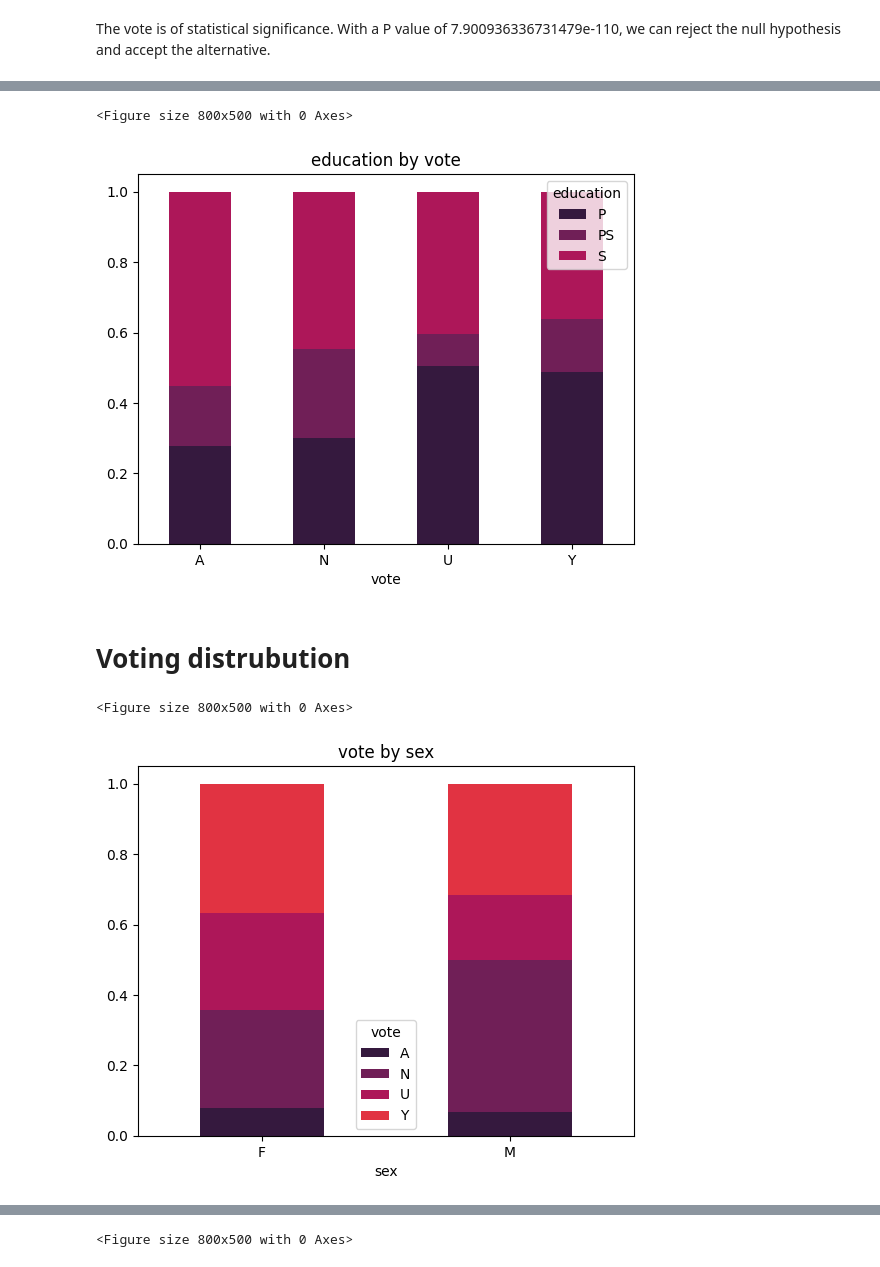
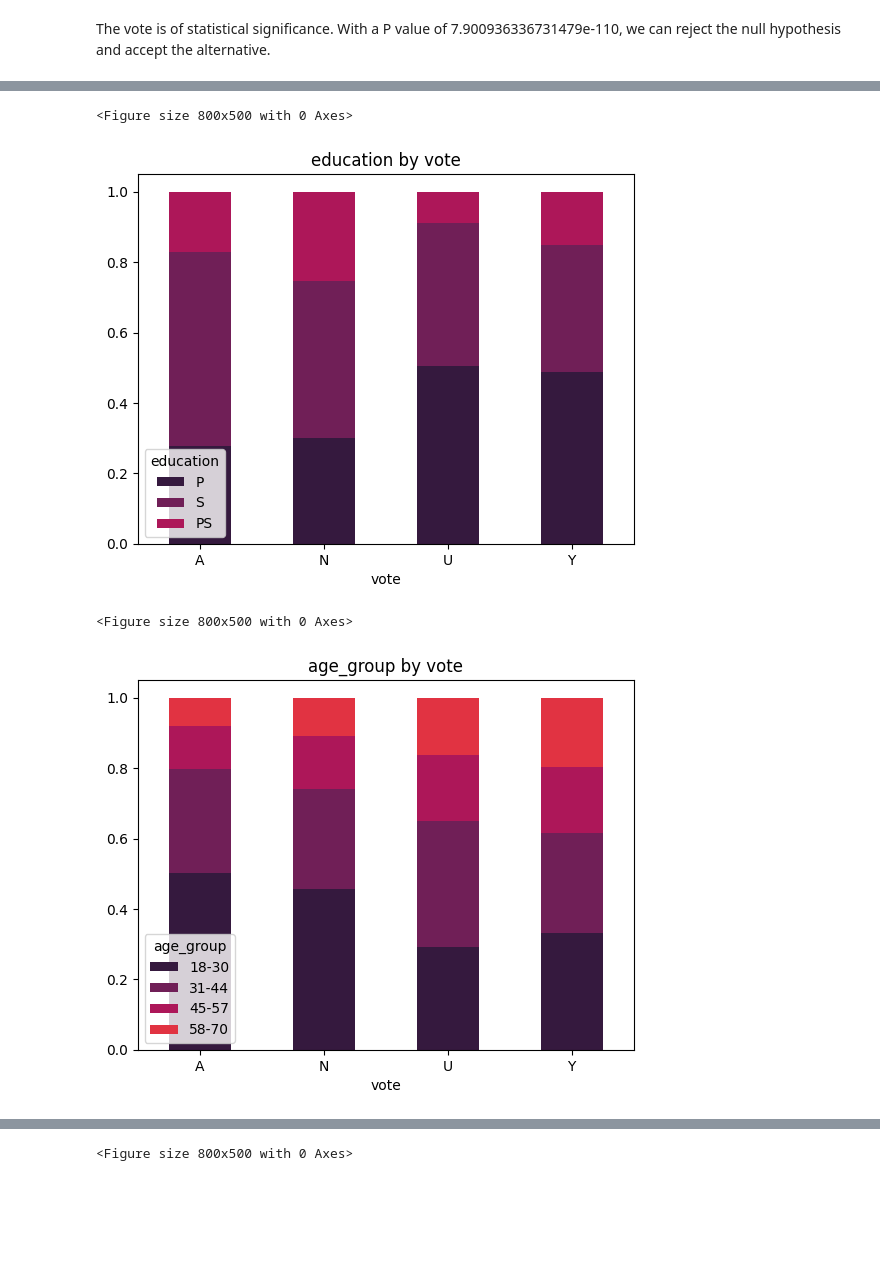
Before and after one commit to KasperLindm/Chile, a Jupyter notebook: chile_notebook.ipynb, the cells around one changed output, grey strips where cells are left out. Saved outputs shown, nothing was run; the diff lists cells and outputs as text; code cells hidden in the pictures; blank space fills up the shorter version.

```diff
--- a/chile_notebook.ipynb
+++ b/chile_notebook.ipynb
@@ -50,3 +60,7 @@ df.head()
 | 2 | N | 175000 | F | 38.0 | P | 15000.0 | 1.23072 | Y |
 | 3 | N | 175000 | F | 49.0 | P | 35000.0 | -1.03163 | N |
 | 4 | N | 175000 | F | 23.0 | S | 35000.0 | -1.10496 | N |
+# %%
+# Reordering educational categories
+df.education = pd.Categorical(df.education, ["P", "S", "PS"])
+df.education.value_counts()
@@ -116,0 +287,9 @@ The vote is of statistical significance. With a P value of 7.900936336731479e-11
+# %%
+col2 = df.statusquo
+col1 = df.vote
+
+fig = plt.figure(figsize=(8,5))
+sns.boxplot(x=col2,y=col1)
+plt.title(f'{col2.name} by {col1.name}')
+plt.xticks(rotation=0)
+plt.show()
@@ -205,11 +468,9 @@ plot_voting_dist(df.age_group, df.education)
 plot_voting_dist(df.vote, df.education)
 # %% [output]
 <Figure size 800x500 with 0 Axes>
-[figure, old version]
+[figure, new version]
-# %% [markdown]
-# Voting distrubution
 # %%
-plot_voting_dist(df.sex, df.vote)
+plot_voting_dist(df.vote, df.age_group)
 # %% [output]
 <Figure size 800x500 with 0 Axes>
-[figure, old version]
+[figure, new version]
```
Also changed, not shown: parts of 91 cells of this notebook.
